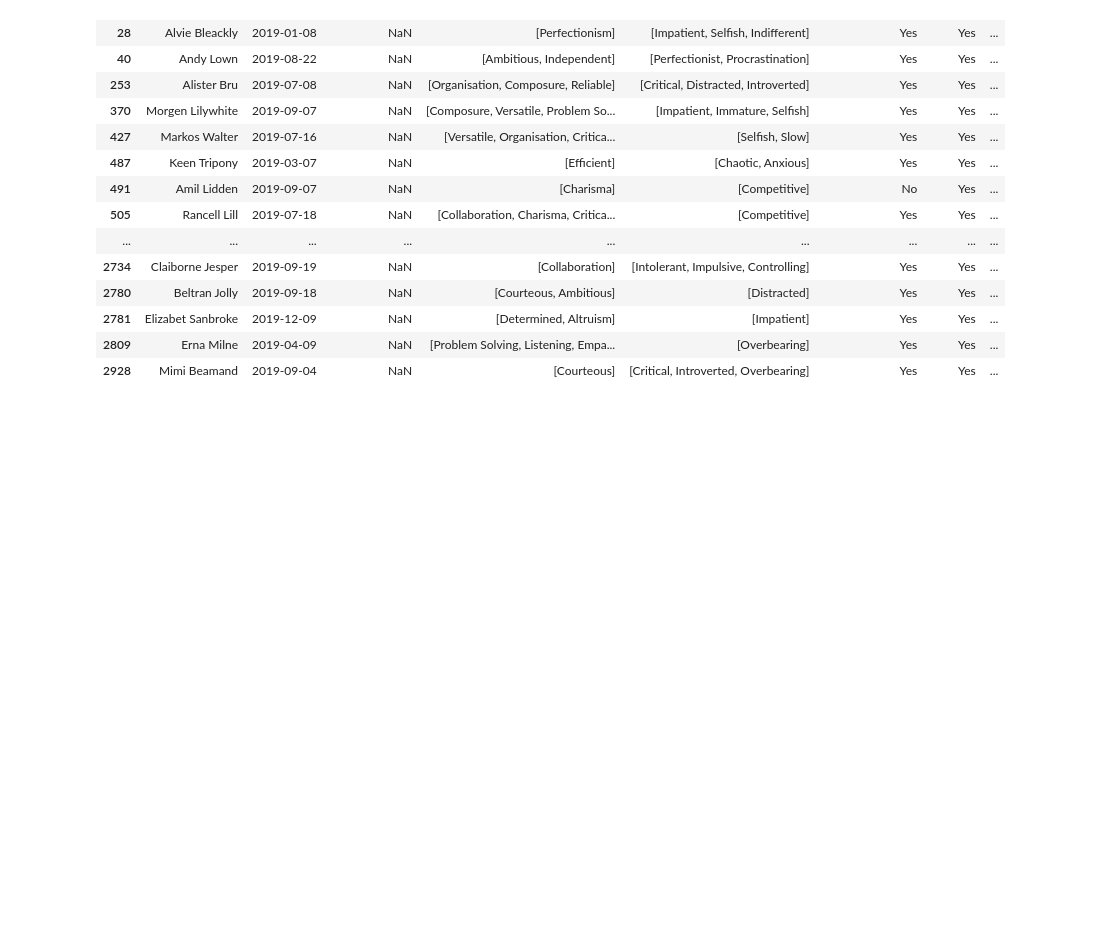
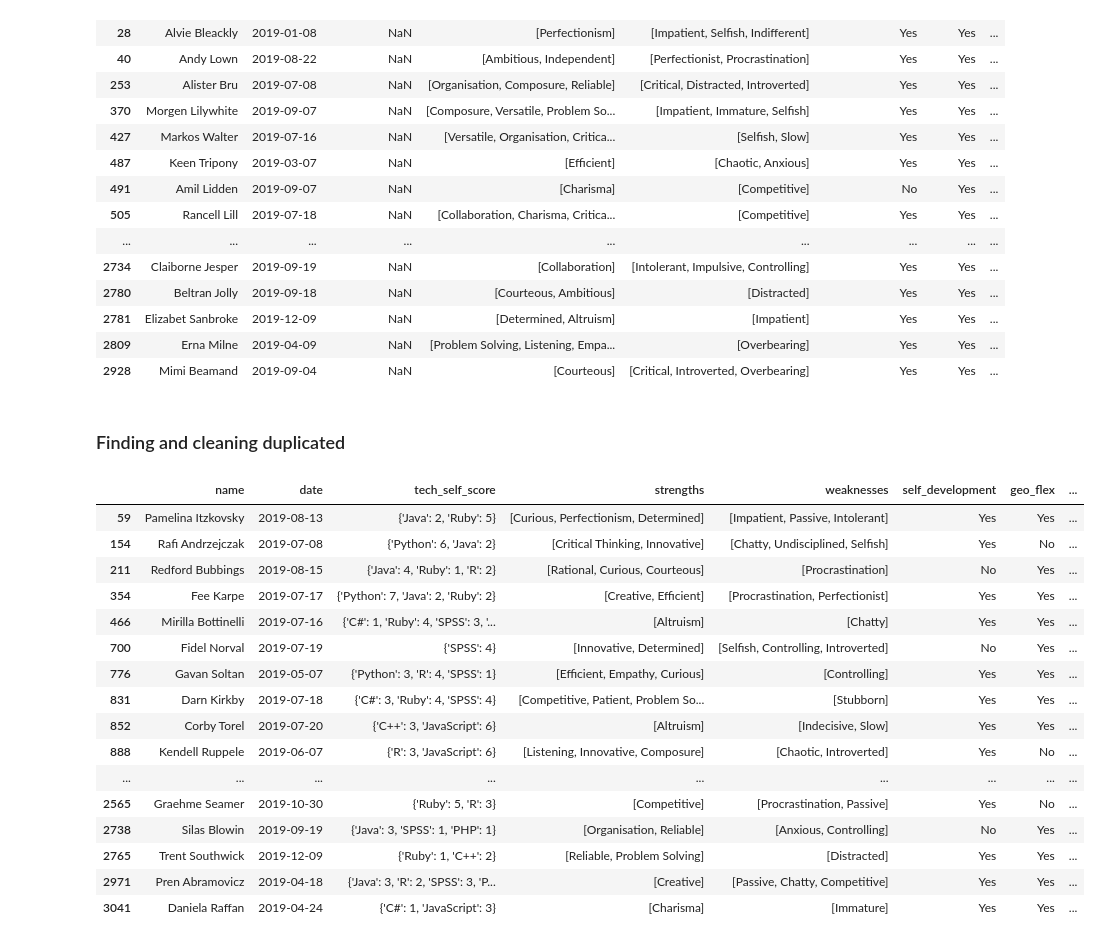
Before and after one commit to Japooter/Data402_Final_Project, a Jupyter notebook: data_cleaning_talent.ipynb, the cells around one changed output. Cells and saved outputs as stored; diff of their text form; code cells hidden in the pictures; blank space fills up the shorter version.

Commit message:
Drop Duplicates, Add Null Cleaning

```diff
--- a/data_cleaning_talent.ipynb
+++ b/data_cleaning_talent.ipynb
@@ -67,3 +67,25 @@ df[df['tech_self_score'].isnull()]
 | 2781 | Elizabet Sanbroke | 2019-12-09 | NaN | [Determined, Altruism] | [Impatient] | Yes | Yes | ... |
 | 2809 | Erna Milne | 2019-04-09 | NaN | [Problem Solving, Listening, Empa... | [Overbearing] | Yes | Yes | ... |
 | 2928 | Mimi Beamand | 2019-09-04 | NaN | [Courteous] | [Critical, Introverted, Overbearing] | Yes | Yes | ... |
+# %% [markdown]
+### Finding and cleaning duplicated
+# %%
+df[df['name'].duplicated() & df['date'].duplicated() & df['strengths'].duplicated()]
+# %% [output]
+|  | name | date | tech_self_score | strengths | weaknesses | self_development | geo_flex | ... |
+| 59 | Pamelina Itzkovsky | 2019-08-13 | {'Java': 2, 'Ruby': 5} | [Curious, Perfectionism, Determined] | [Impatient, Passive, Intolerant] | Yes | Yes | ... |
+| 154 | Rafi Andrzejczak | 2019-07-08 | {'Python': 6, 'Java': 2} | [Critical Thinking, Innovative] | [Chatty, Undisciplined, Selfish] | Yes | No | ... |
+| 211 | Redford Bubbings | 2019-08-15 | {'Java': 4, 'Ruby': 1, 'R': 2} | [Rational, Curious, Courteous] | [Procrastination] | No | Yes | ... |
+| 354 | Fee Karpe | 2019-07-17 | {'Python': 7, 'Java': 2, 'Ruby': 2} | [Creative, Efficient] | [Procrastination, Perfectionist] | Yes | Yes | ... |
+| 466 | Mirilla Bottinelli | 2019-07-16 | {'C#': 1, 'Ruby': 4, 'SPSS': 3, '... | [Altruism] | [Chatty] | Yes | Yes | ... |
+| 700 | Fidel Norval | 2019-07-19 | {'SPSS': 4} | [Innovative, Determined] | [Selfish, Controlling, Introverted] | No | Yes | ... |
+| 776 | Gavan Soltan | 2019-05-07 | {'Python': 3, 'R': 4, 'SPSS': 1} | [Efficient, Empathy, Curious] | [Controlling] | Yes | Yes | ... |
+| 831 | Darn Kirkby | 2019-07-18 | {'C#': 3, 'Ruby': 4, 'SPSS': 4} | [Competitive, Patient, Problem So... | [Stubborn] | Yes | Yes | ... |
+| 852 | Corby Torel | 2019-07-20 | {'C++': 3, 'JavaScript': 6} | [Altruism] | [Indecisive, Slow] | Yes | Yes | ... |
+| 888 | Kendell Ruppele | 2019-06-07 | {'R': 3, 'JavaScript': 6} | [Listening, Innovative, Composure] | [Chaotic, Introverted] | Yes | No | ... |
+| ... | ... | ... | ... | ... | ... | ... | ... | ... |
+| 2565 | Graehme Seamer | 2019-10-30 | {'Ruby': 5, 'R': 3} | [Competitive] | [Procrastination, Passive] | Yes | No | ... |
+| 2738 | Silas Blowin | 2019-09-19 | {'Java': 3, 'SPSS': 1, 'PHP': 1} | [Organisation, Reliable] | [Anxious, Controlling] | No | Yes | ... |
+| 2765 | Trent Southwick | 2019-12-09 | {'Ruby': 1, 'C++': 2} | [Reliable, Problem Solving] | [Distracted] | Yes | Yes | ... |
+| 2971 | Pren Abramovicz | 2019-04-18 | {'Java': 3, 'R': 2, 'SPSS': 3, 'P... | [Creative] | [Passive, Chatty, Competitive] | Yes | Yes | ... |
+| 3041 | Daniela Raffan | 2019-04-24 | {'C#': 1, 'JavaScript': 3} | [Charisma] | [Immature] | Yes | Yes | ... |
```
Also changed, not shown: parts of 4 cells of this notebook.
